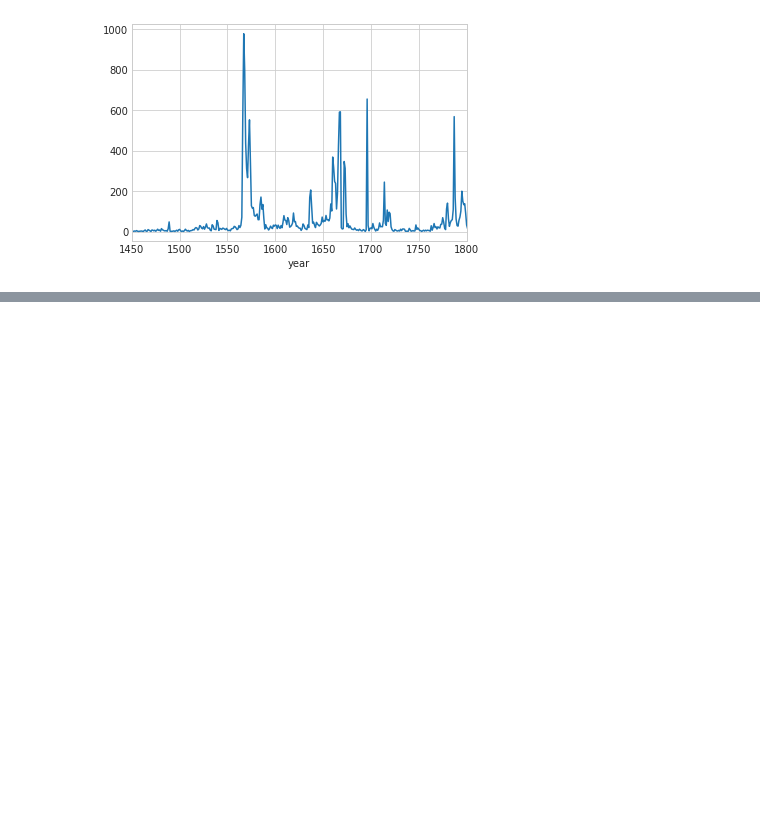
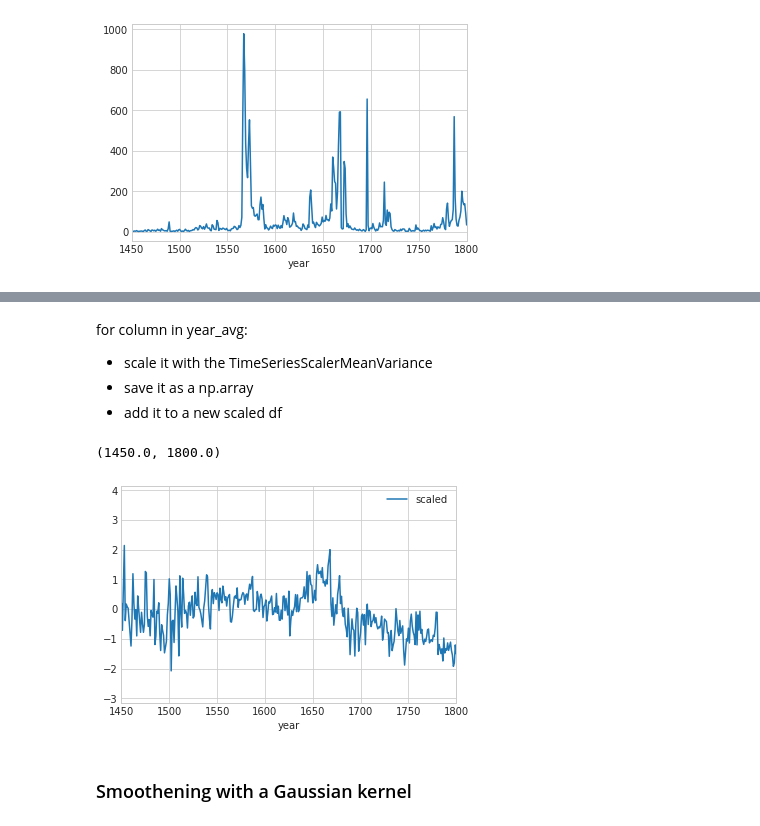
Before and after one commit to centre-for-humanities-computing/dutch-chronicles, a Jupyter notebook: notebooks/top2vec_analysis.ipynb, the cells around one changed output, grey strips where cells are left out. Drawn from its saved outputs; the diff is of its cells as text; code cells hidden in the pictures; blank space fills up the shorter version.

```diff
--- a/notebooks/top2vec_analysis.ipynb
+++ b/notebooks/top2vec_analysis.ipynb
@@ -114,0 +97,19 @@ Length: 99, dtype: float64
+# %% [markdown]
+for column in year_avg:
+- scale it with the TimeSeriesScalerMeanVariance
+- save it as a np.array
+- add it to a new scaled df
+# %%
+from tslearn.preprocessing import TimeSeriesScalerMeanVariance
+
+scaled = TimeSeriesScalerMeanVariance(mu=0., std=1.).fit_transform([topic3[3]])
+topic3['scaled'] = scaled[0].flatten().tolist()
+topic3.head()
+# %%
+topic3.plot(x='year', y='scaled')
+plt.xlim([1450, 1800])
+# %% [output]
+(1450.0, 1800.0)
+[figure, added]
+# %% [markdown]
+### Smoothening with a Gaussian kernel
```
Also changed, not shown: parts of 14 cells of this notebook, 1 other file.
